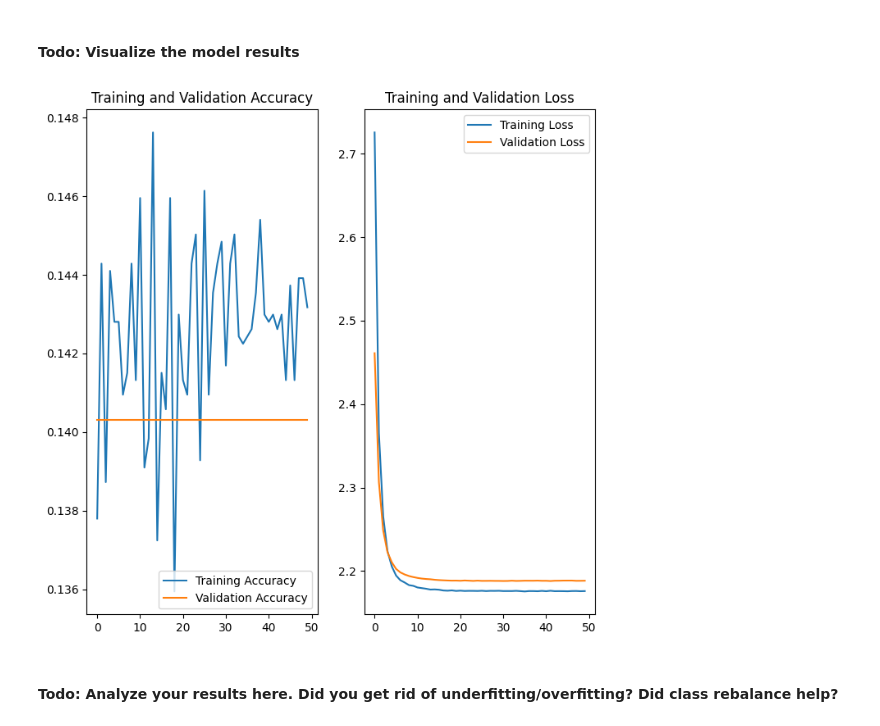
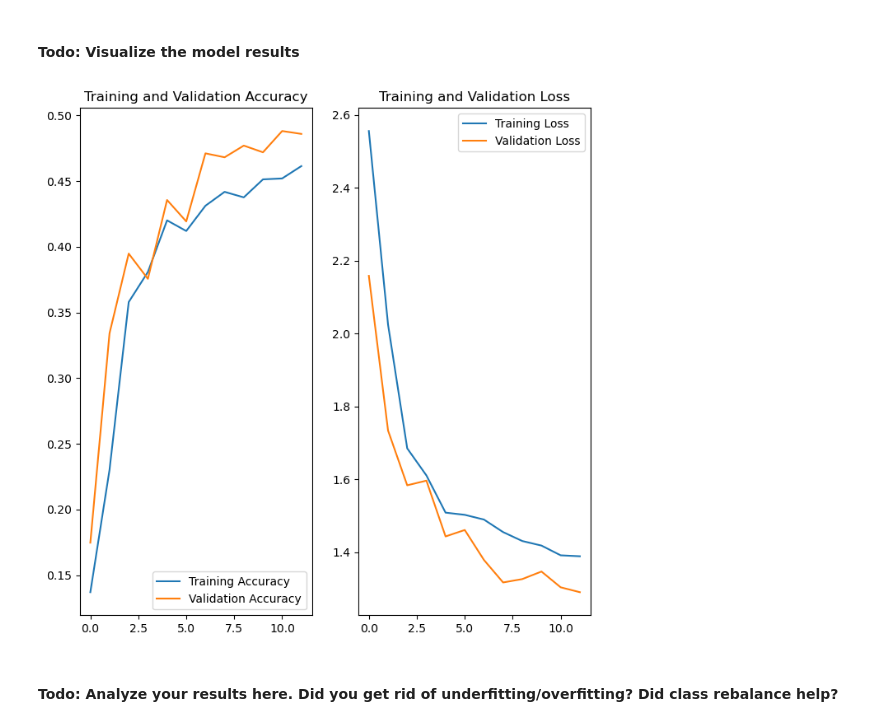
Before and after one commit to harshapunati/MelanomaDetection, a Jupyter notebook: Harsha_nn.ipynb, the cells around one changed output. Cells and saved outputs as stored; diff of their text form; code cells hidden in the pictures.

```diff
--- a/Harsha_nn.ipynb
+++ b/Harsha_nn.ipynb
@@ -674,8 +657,8 @@ img_width = 180
 # %% [markdown]
 #### **Todo:** Create a training dataset
 # %%
-train_ds = tf.keras.utils.image_dataset_from_directory(
-  train_dir,
+train_ds2 = tf.keras.utils.image_dataset_from_directory(
+  train_dir_new,
   seed=123,
   validation_split = 0.2,
   subset="training",
@@ -687,8 +670,8 @@ Using 5392 files for training.
 # %% [markdown]
 #### **Todo:** Create a validation dataset
 # %%
-val_ds = tf.keras.utils.image_dataset_from_directory(
-  train_dir,
+val_ds2 = tf.keras.utils.image_dataset_from_directory(
+  train_dir_new,
   seed=123,
   validation_split = 0.2,
   subset="validation",
@@ -700,3 +683,7 @@ Using 1347 files for validation.
+# %%
+AUTOTUNE = tf.data.experimental.AUTOTUNE
+train_ds2 = train_ds2.cache().shuffle(1000).prefetch(buffer_size=AUTOTUNE)
+val_ds2 = val_ds2.cache().prefetch(buffer_size=AUTOTUNE)
 # %% [markdown]
 #### **Todo:** Create your model (make sure to include normalization)
 # %%
@@ -737,8 +724,8 @@ Model: "sequential_3"
 #### **Todo:**  Train your model
 # %%
 history3 = model3.fit(
-    train_ds,
-    validation_data=val_ds,
-    epochs=50,
+    train_ds2,
+    validation_data=val_ds2,
+    epochs=20,
 )
 # %% [output]
@@ -764,26 +751,26 @@ Epoch 50/50
 # %%
 acc = history3.history['accuracy']
 val_acc = history3.history['val_accuracy']
 
 loss = history3.history['loss']
 val_loss = history3.history['val_loss']
 
-epochs_range = range(50)
+epochs_range = range(12)
 
 plt.figure(figsize=(8, 8))
 plt.subplot(1, 2, 1)
 plt.plot(epochs_range, acc, label='Training Accuracy')
 plt.plot(epochs_range, val_acc, label='Validation Accuracy')
 plt.legend(loc='lower right')
 plt.title('Training and Validation Accuracy')
 
 plt.subplot(1, 2, 2)
 plt.plot(epochs_range, loss, label='Training Loss')
 plt.plot(epochs_range, val_loss, label='Validation Loss')
 plt.legend(loc='upper right')
 plt.title('Training and Validation Loss')
 plt.show()
 # %% [output]
-[figure, old version]
+[figure, new version]
 # %% [markdown]
 #### **Todo:**  Analyze your results here. Did you get rid of underfitting/overfitting? Did class rebalance help?
```
Also changed, not shown: parts of 24 cells of this notebook.
